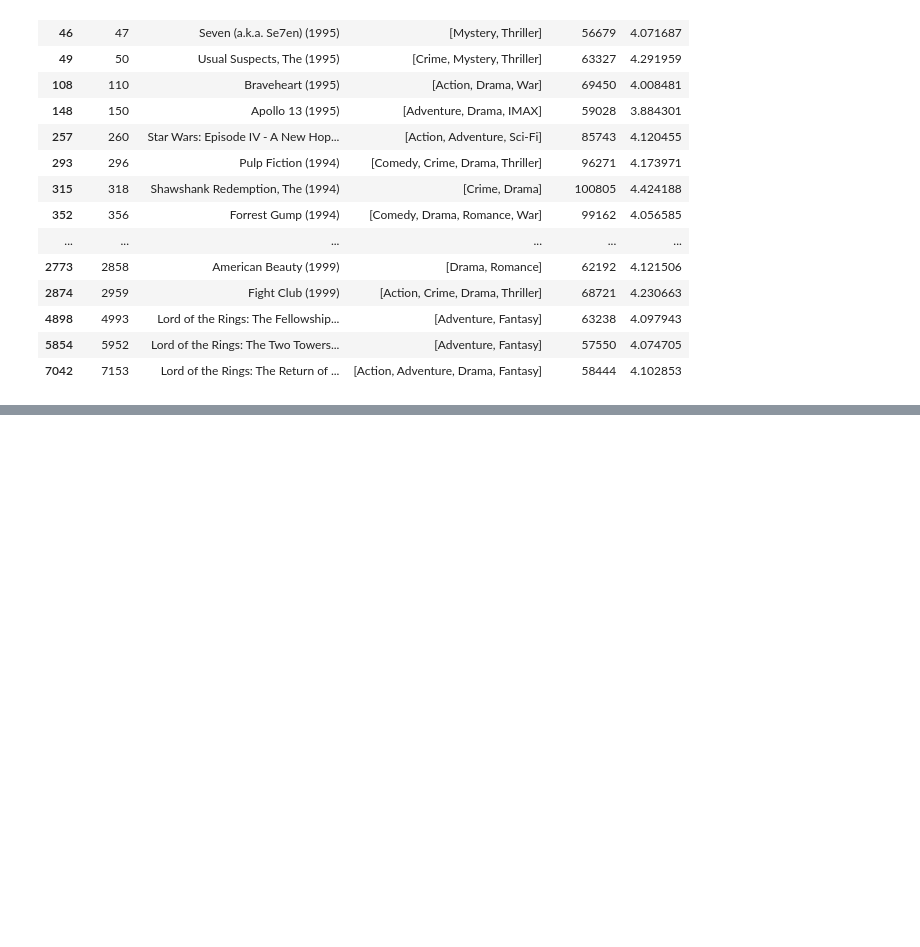
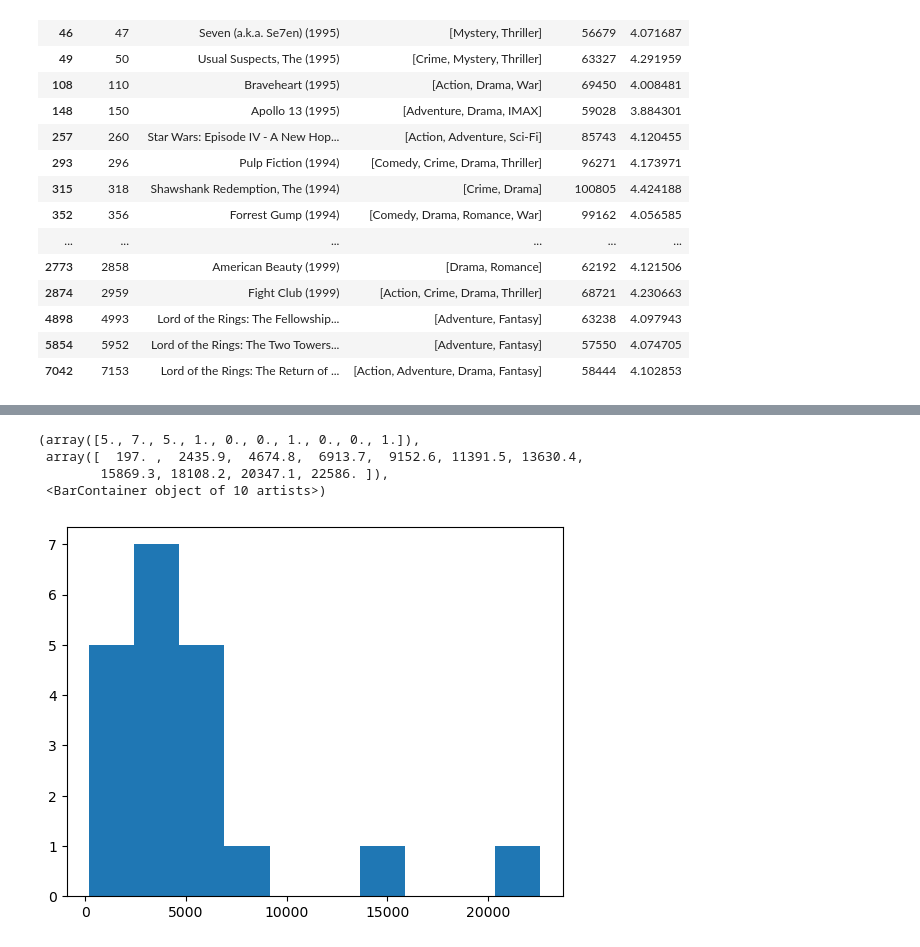
Before and after one commit to cesareressa/data_analysis, a Jupyter notebook: exploratory_analysis.ipynb, the cells around one changed output, grey strips where cells are left out. Saved outputs shown, nothing was run; the diff lists cells and outputs as text; code cells hidden in the pictures; blank space fills up the shorter version.

```diff
--- a/exploratory_analysis.ipynb
+++ b/exploratory_analysis.ipynb
@@ -367,9 +368,3 @@ display(movies_df.loc[(movies_df["total_views"] > 50000) & (movies_df["rating"]
 | 4898 | 4993 | Lord of the Rings: The Fellowship... | [Adventure, Fantasy] | 63238 | 4.097943 |
 | 5854 | 5952 | Lord of the Rings: The Two Towers... | [Adventure, Fantasy] | 57550 | 4.074705 |
 | 7042 | 7153 | Lord of the Rings: The Return of ... | [Action, Adventure, Drama, Fantasy] | 58444 | 4.102853 |
-# %%
-# genres_per_movie_df = pd.DataFrame(genres_per_movie_dict)
-
-# genres_per_movie_df
-
-movies_df["genres"] = movies_df["genres"].str.strip("[]")
@@ -391,0 +371,6 @@ movies_df
+# %%
+genres_df = movies_df.copy()
+
+# genres_per_movie_df
+
+genres_df = genres_df.explode("genres")
@@ -391,0 +404,6 @@ movies_df
+# %%
+genres_overview_df = genres_df.copy()
+
+genres_overview_df = genres_overview_df.groupby("genres").count()["movieId"]
+
+genres_overview_df.reset_index()
@@ -391,0 +428,8 @@ movies_df
+# %%
+plt.hist(genres_overview_df)
+# %% [output]
+(array([5., 7., 5., 1., 0., 0., 1., 0., 0., 1.]),
+ array([  197. ,  2435.9,  4674.8,  6913.7,  9152.6, 11391.5, 13630.4,
+        15869.3, 18108.2, 20347.1, 22586. ]),
+ <BarContainer object of 10 artists>)
+[figure, added]
```
Also changed, not shown: parts of 8 cells of this notebook.
